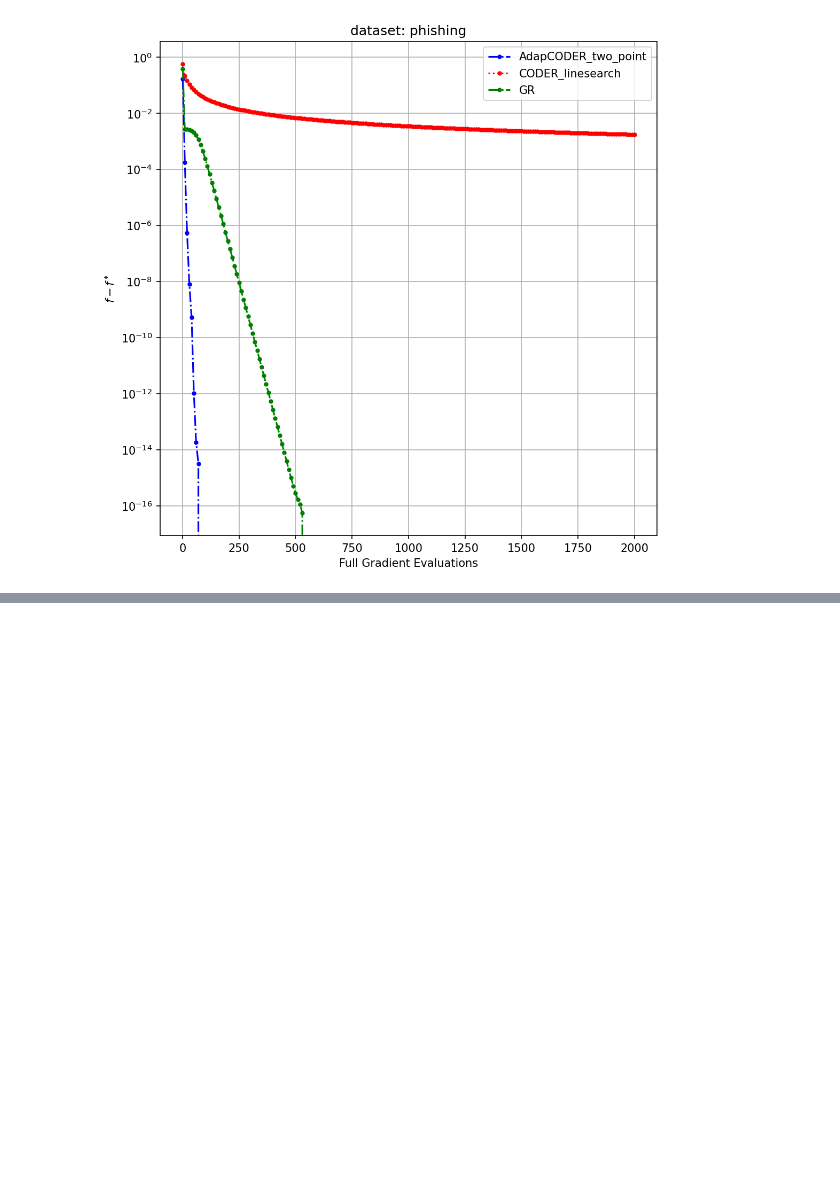
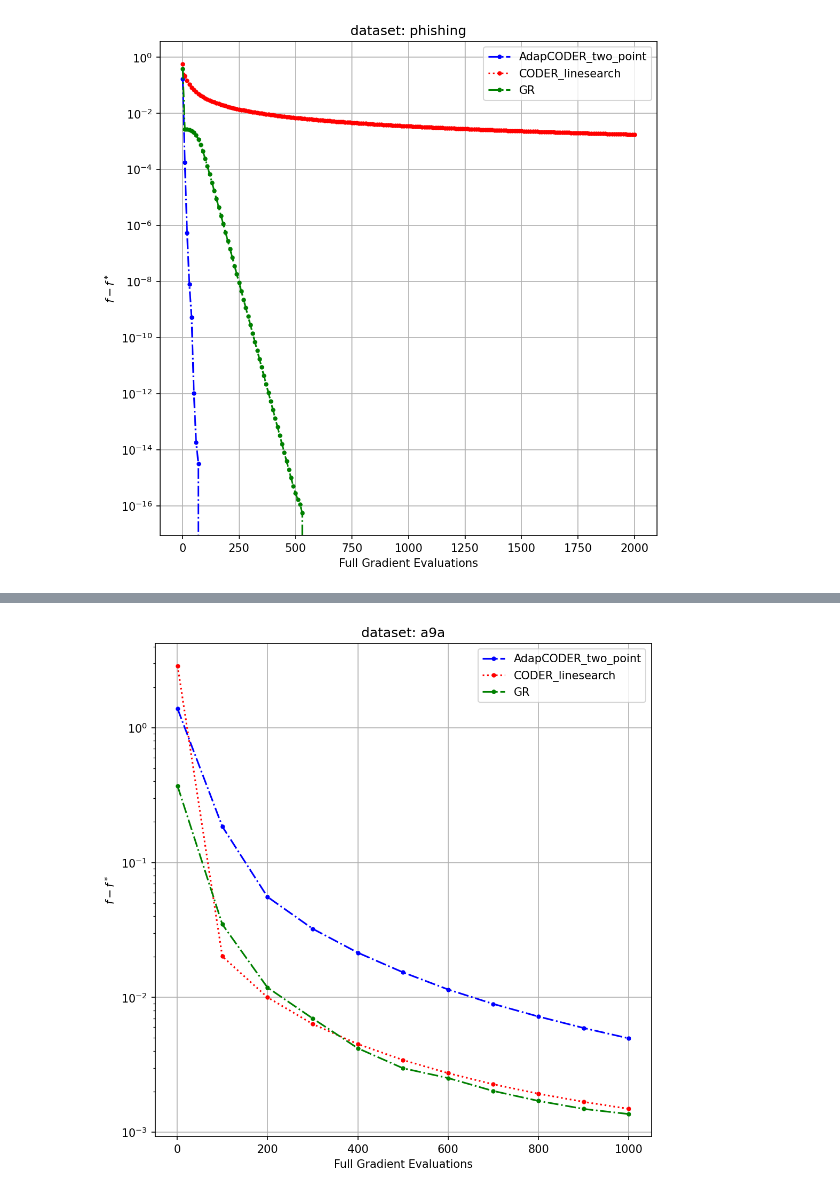
Before and after one commit to Yee-Millennium/ADUCA_Experiments, a Jupyter notebook: plot.ipynb, the cells around one changed output, grey strips where cells are left out. Drawn from its saved outputs; the diff is of its cells as text; code cells hidden in the pictures; blank space fills up the shorter version.

```diff
--- a/plot.ipynb
+++ b/plot.ipynb
@@ -120,0 +123,19 @@ plot_optmeasures(data1, data2, data3, optval=0.307104015412267)
+# %%
+### a9a (123, 32561)
+
+import json
+
+# Load the JSON data
+# output/a9a-0.0_0.0-AdapCODER-0.0-output-2024-08-12_04-42-11-488756.json (small constants)
+# output/a9a-0.0_0.0-AdapCODER-0.0-output-2024-08-12_04-53-24-733206.json (large)
+with open('output/a9a-0.0_0.0-AdapCODER_two_point-0.0-output-2024-09-19_02-24-59-939293.json') as f1:
+    data1 = json.load(f1)
+with open('output/a9a-0.0_0.0-CODER_linesearch-0.0-output-2024-09-19_02-21-38-880545.json') as f2:
+    data2 = json.load(f2)
+with open('output/a9a-0.0_0.0-GR-0.0-output-2024-09-19_02-24-39-617138.json') as f3:
+    data3 = json.load(f3)
+
+
+plot_optmeasures(data1, data2, data3, optval=0.324082)
+# %% [output]
+[figure, added]
```
Also changed, not shown: parts of 3 cells of this notebook.
